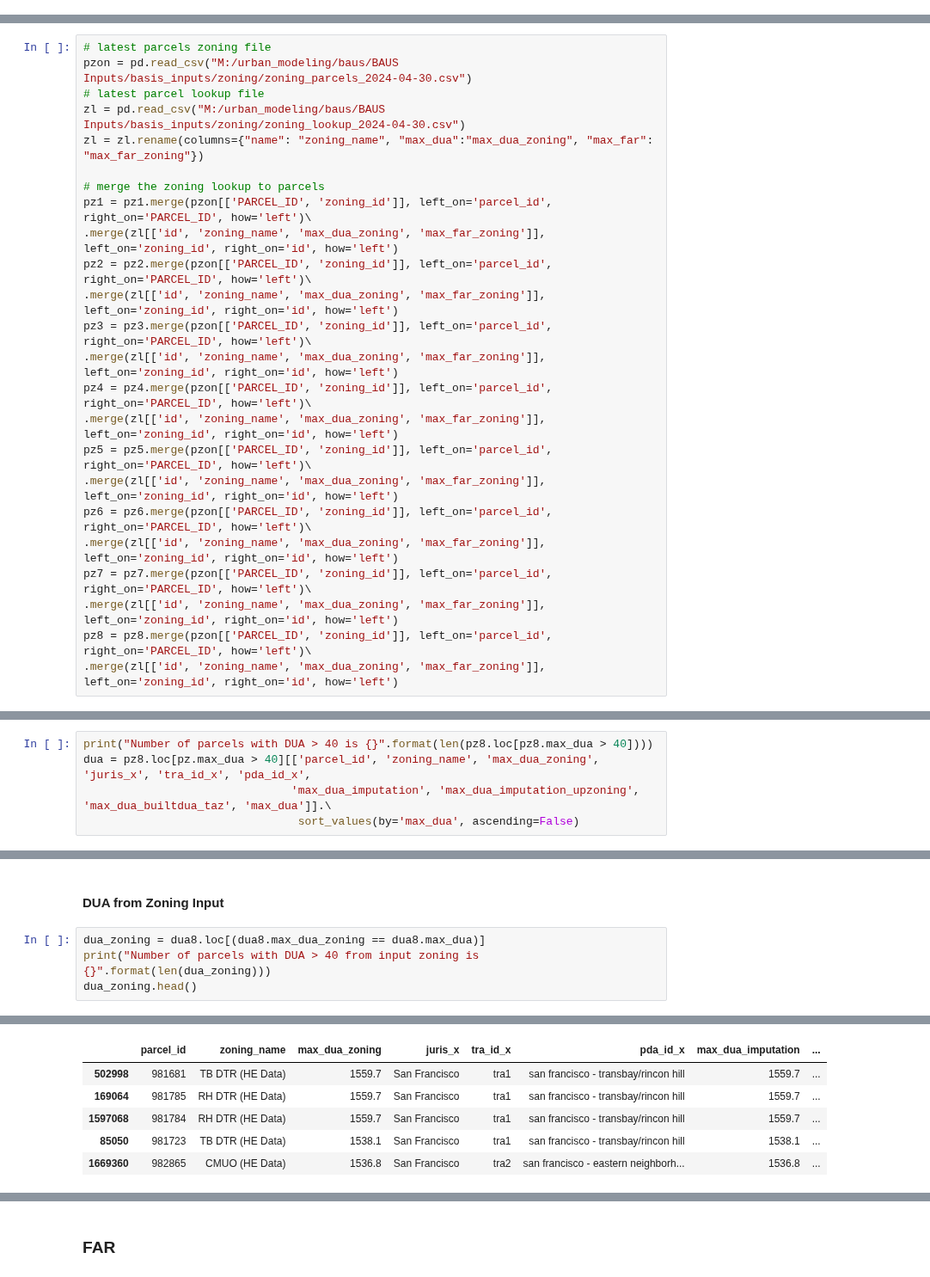
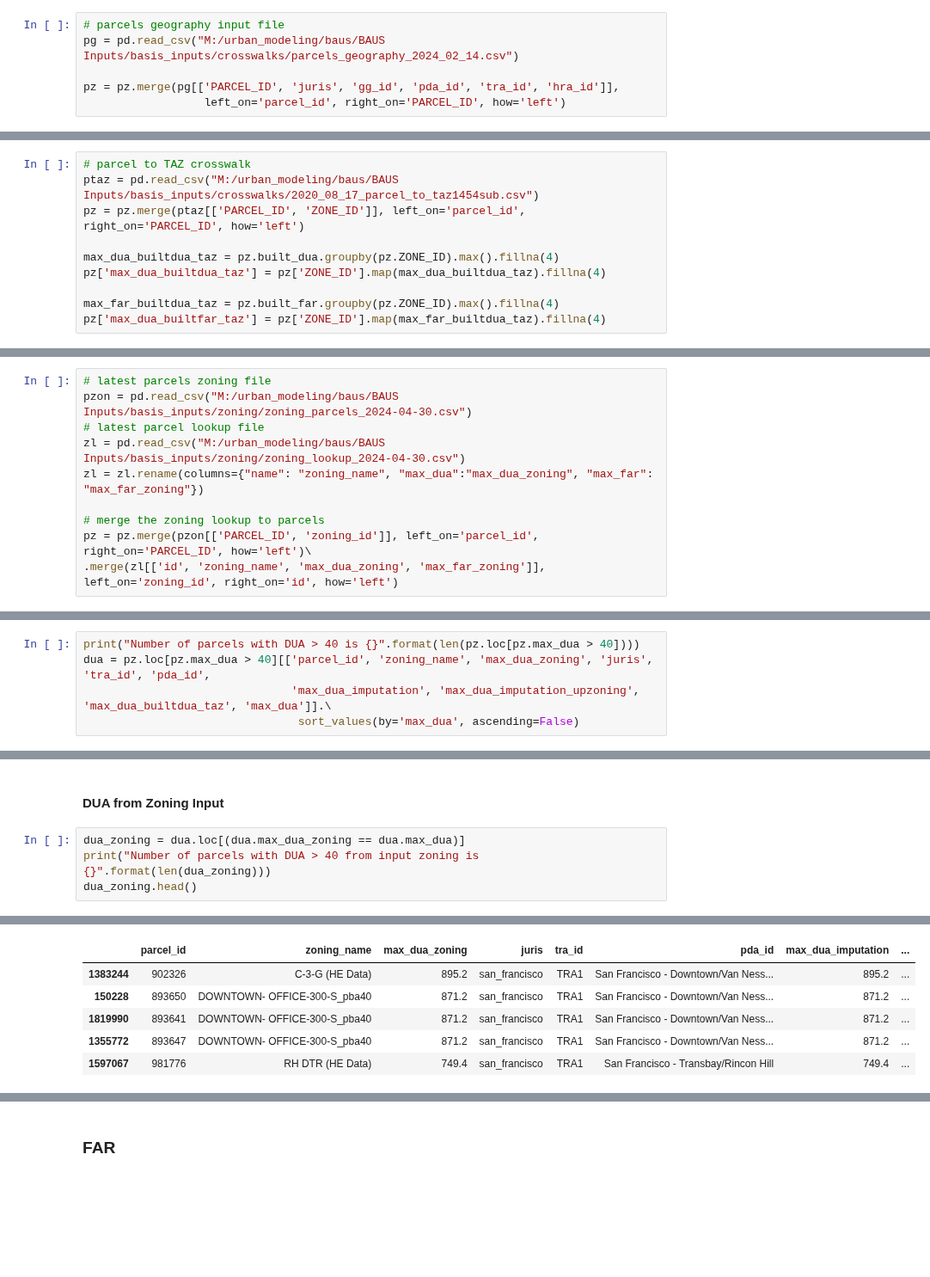
Before and after one commit to BayAreaMetro/bayarea_urbansim, a Jupyter notebook: scripts/zoning_qaqc_pba50plus_dbp.ipynb, the cells around one changed output, grey strips where cells are left out. Shown at 86% size. Drawn from its saved outputs; the diff is of its cells as text; blank space fills up the shorter version.

Commit message:
add zoning variables to parcel output

```diff
--- a/scripts/zoning_qaqc_pba50plus_dbp.ipynb
+++ b/scripts/zoning_qaqc_pba50plus_dbp.ipynb
@@ -30,2 +12,8 @@ pz8 = pz8.merge(pg[['PARCEL_ID', 'juris', 'gg_id', 'pda_id', 'tra_id', 'hra_id']
+# %%
+# parcels geography input file
+pg = pd.read_csv("M:/urban_modeling/baus/BAUS Inputs/basis_inputs/crosswalks/parcels_geography_2024_02_14.csv")
+
+pz = pz.merge(pg[['PARCEL_ID', 'juris', 'gg_id', 'pda_id', 'tra_id', 'hra_id']],
+                  left_on='parcel_id', right_on='PARCEL_ID', how='left')
 # %% [markdown]
 3. Add the max built DUA/FAR in a parcel's TAZ, used in the BAUS zoning processing
@@ -63,3 +20,13 @@ pz8['max_dua_builtfar_taz'] = pz8['ZONE_ID'].map(max_far_builtdua_taz).fillna(4)
+# %%
+# parcel to TAZ crosswalk
+ptaz = pd.read_csv("M:/urban_modeling/baus/BAUS Inputs/basis_inputs/crosswalks/2020_08_17_parcel_to_taz1454sub.csv")
+pz = pz.merge(ptaz[['PARCEL_ID', 'ZONE_ID']], left_on='parcel_id', right_on='PARCEL_ID', how='left')
+
+max_dua_builtdua_taz = pz.built_dua.groupby(pz.ZONE_ID).max().fillna(4)
+pz['max_dua_builtdua_taz'] = pz['ZONE_ID'].map(max_dua_builtdua_taz).fillna(4)
+
+max_far_builtdua_taz = pz.built_far.groupby(pz.ZONE_ID).max().fillna(4)
+pz['max_dua_builtfar_taz'] = pz['ZONE_ID'].map(max_far_builtdua_taz).fillna(4)
 # %% [markdown]
 4. Add the base zoning to parcels in order to lookup the corresponding zoning input
 # %%
@@ -70,22 +37,8 @@ zl = pd.read_csv("M:/urban_modeling/baus/BAUS Inputs/basis_inputs/zoning/zoning_
 zl = zl.rename(columns={"name": "zoning_name", "max_dua":"max_dua_zoning", "max_far": "max_far_zoning"})
 
 # merge the zoning lookup to parcels
-pz1 = pz1.merge(pzon[['PARCEL_ID', 'zoning_id']], left_on='parcel_id', right_on='PARCEL_ID', how='left')\
+pz = pz.merge(pzon[['PARCEL_ID', 'zoning_id']], left_on='parcel_id', right_on='PARCEL_ID', how='left')\
 .merge(zl[['id', 'zoning_name', 'max_dua_zoning', 'max_far_zoning']], left_on='zoning_id', right_on='id', how='left')
-pz2 = pz2.merge(pzon[['PARCEL_ID', 'zoning_id']], left_on='parcel_id', right_on='PARCEL_ID', how='left')\
-.merge(zl[['id', 'zoning_name', 'max_dua_zoning', 'max_far_zoning']], left_on='zoning_id', right_on='id', how='left')
-pz3 = pz3.merge(pzon[['PARCEL_ID', 'zoning_id']], left_on='parcel_id', right_on='PARCEL_ID', how='left')\
-.merge(zl[['id', 'zoning_name', 'max_dua_zoning', 'max_far_zoning']], left_on='zoning_id', right_on='id', how='left')
-pz4 = pz4.merge(pzon[['PARCEL_ID', 'zoning_id']], left_on='parcel_id', right_on='PARCEL_ID', how='left')\
-.merge(zl[['id', 'zoning_name', 'max_dua_zoning', 'max_far_zoning']], left_on='zoning_id', right_on='id', how='left')
-pz5 = pz5.merge(pzon[['PARCEL_ID', 'zoning_id']], left_on='parcel_id', right_on='PARCEL_ID', how='left')\
-.merge(zl[['id', 'zoning_name', 'max_dua_zoning', 'max_far_zoning']], left_on='zoning_id', right_on='id', how='left')
-pz6 = pz6.merge(pzon[['PARCEL_ID', 'zoning_id']], left_on='parcel_id', right_on='PARCEL_ID', how='left')\
-.merge(zl[['id', 'zoning_name', 'max_dua_zoning', 'max_far_zoning']], left_on='zoning_id', right_on='id', how='left')
-pz7 = pz7.merge(pzon[['PARCEL_ID', 'zoning_id']], left_on='parcel_id', right_on='PARCEL_ID', how='left')\
-.merge(zl[['id', 'zoning_name', 'max_dua_zoning', 'max_far_zoning']], left_on='zoning_id', right_on='id', how='left')
-pz8 = pz8.merge(pzon[['PARCEL_ID', 'zoning_id']], left_on='parcel_id', right_on='PARCEL_ID', how='left')\
-.merge(zl[['id', 'zoning_name', 'max_dua_zoning', 'max_far_zoning']], left_on='zoning_id', right_on='id', how='left')
 # %% [markdown]
 5. Inspect the BAUS zonign based on the processing steps
 
@@ -99,8 +52,8 @@ and lowest built density modification applied
 # %% [markdown]
 ### DUA
 # %%
-print("Number of parcels with DUA > 40 is {}".format(len(pz8.loc[pz8.max_dua > 40])))
-dua = pz8.loc[pz.max_dua > 40][['parcel_id', 'zoning_name', 'max_dua_zoning', 'juris_x', 'tra_id_x', 'pda_id_x',
+print("Number of parcels with DUA > 40 is {}".format(len(pz.loc[pz.max_dua > 40])))
+dua = pz.loc[pz.max_dua > 40][['parcel_id', 'zoning_name', 'max_dua_zoning', 'juris', 'tra_id', 'pda_id',
                                'max_dua_imputation', 'max_dua_imputation_upzoning', 'max_dua_builtdua_taz', 'max_dua']].\
                                 sort_values(by='max_dua', ascending=False)
 # %% [output]
@@ -162,7 +115,7 @@ Number of parcels with DUA > 40 from max built dua in TAZ and not in a TRA or PD
 # %% [markdown]
 #### DUA from Zoning Input
 # %%
-dua_zoning = dua8.loc[(dua8.max_dua_zoning == dua8.max_dua)]
+dua_zoning = dua.loc[(dua.max_dua_zoning == dua.max_dua)]
 print("Number of parcels with DUA > 40 from input zoning is {}".format(len(dua_zoning)))
 dua_zoning.head()
 # %% [output]
@@ -170,8 +123,8 @@ Number of parcels with DUA > 40 from input zoning is 71281
-|  | parcel_id | zoning_name | max_dua_zoning | juris_x | tra_id_x | pda_id_x | max_dua_imputation | ... |
-| 502998 | 981681 | TB DTR (HE Data) | 1559.7 | San Francisco | tra1 | san francisco - transbay/rincon hill | 1559.7 | ... |
-| 169064 | 981785 | RH DTR (HE Data) | 1559.7 | San Francisco | tra1 | san francisco - transbay/rincon hill | 1559.7 | ... |
-| 1597068 | 981784 | RH DTR (HE Data) | 1559.7 | San Francisco | tra1 | san francisco - transbay/rincon hill | 1559.7 | ... |
-| 85050 | 981723 | TB DTR (HE Data) | 1538.1 | San Francisco | tra1 | san francisco - transbay/rincon hill | 1538.1 | ... |
-| 1669360 | 982865 | CMUO (HE Data) | 1536.8 | San Francisco | tra2 | san francisco - eastern neighborh... | 1536.8 | ... |
+|  | parcel_id | zoning_name | max_dua_zoning | juris | tra_id | pda_id | max_dua_imputation | ... |
+| 1383244 | 902326 | C-3-G (HE Data) | 895.2 | san_francisco | TRA1 | San Francisco - Downtown/Van Ness... | 895.2 | ... |
+| 150228 | 893650 | DOWNTOWN- OFFICE-300-S_pba40 | 871.2 | san_francisco | TRA1 | San Francisco - Downtown/Van Ness... | 871.2 | ... |
+| 1819990 | 893641 | DOWNTOWN- OFFICE-300-S_pba40 | 871.2 | san_francisco | TRA1 | San Francisco - Downtown/Van Ness... | 871.2 | ... |
+| 1355772 | 893647 | DOWNTOWN- OFFICE-300-S_pba40 | 871.2 | san_francisco | TRA1 | San Francisco - Downtown/Van Ness... | 871.2 | ... |
+| 1597067 | 981776 | RH DTR (HE Data) | 749.4 | san_francisco | TRA1 | San Francisco - Transbay/Rincon Hill | 749.4 | ... |
 # %%
 dua_zoning_high_nongg = dua_zoning.loc[(dua_zoning.max_dua > 40) &
```
Also changed, not shown: parts of 16 cells of this notebook, 1 other file.
